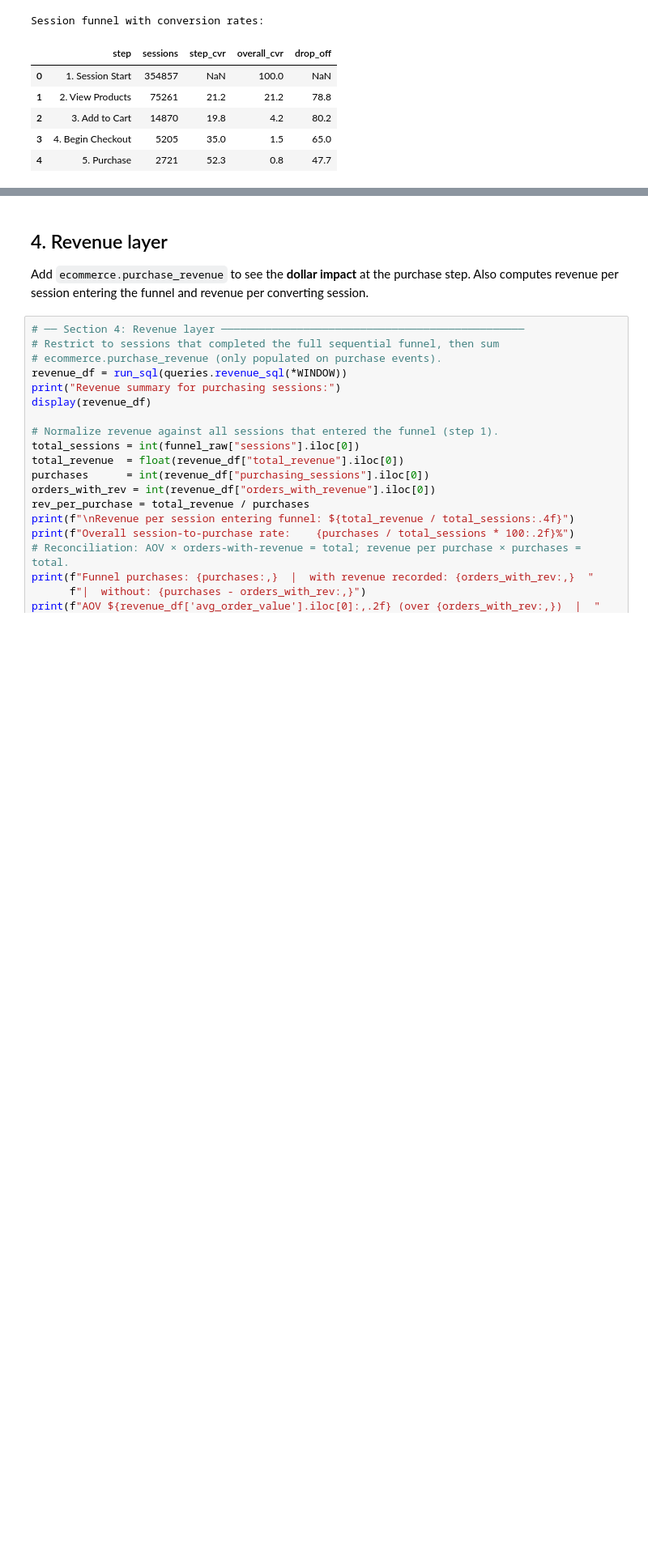
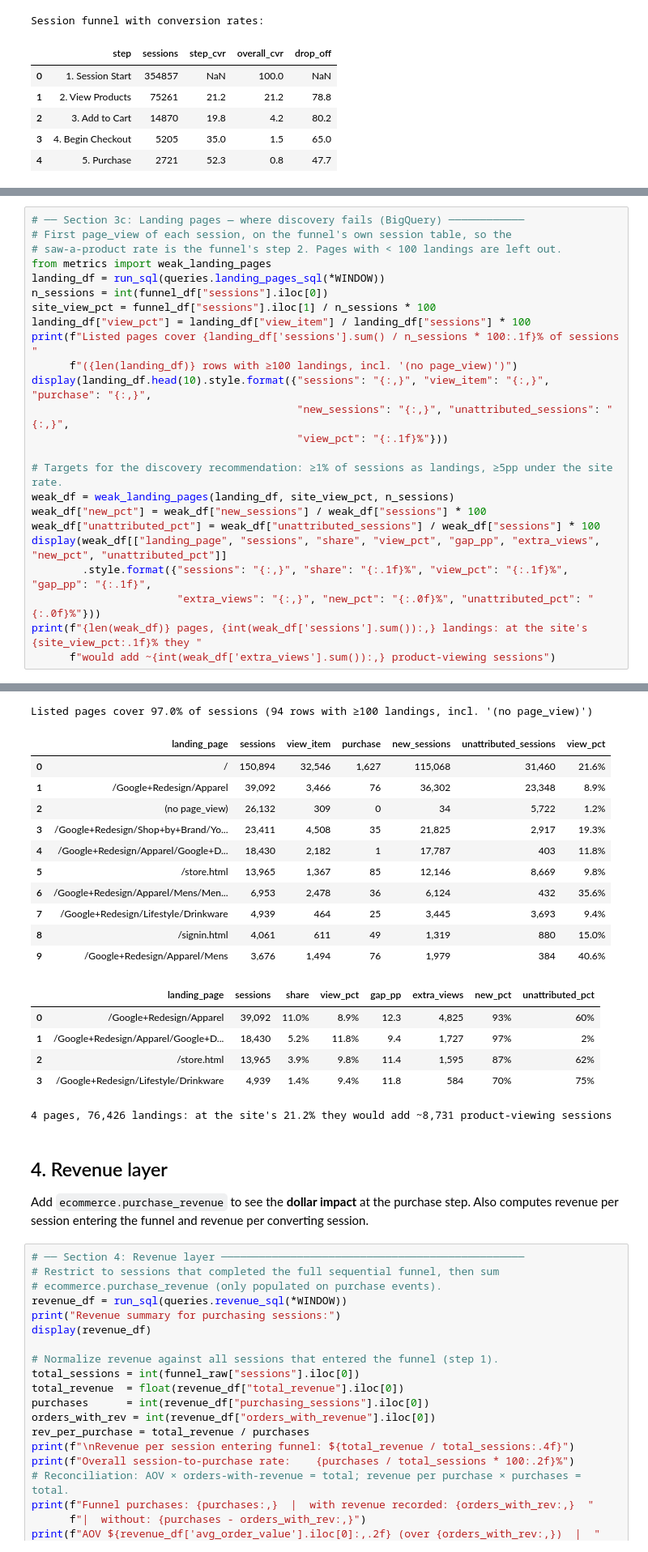
Before and after one commit to guiarpi/ga4-product-analytics, a Jupyter notebook: ga4_funnel_analysis.ipynb, the cells around one changed output, grey strips where cells are left out. Shown at 81% size. Drawn from its saved outputs; the diff is of its cells as text; blank space fills up the shorter version.

```diff
--- a/ga4_funnel_analysis.ipynb
+++ b/ga4_funnel_analysis.ipynb
@@ -201,0 +271,25 @@ Session funnel with conversion rates:
+# %%
+# ── Section 3c: Landing pages — where discovery fails (BigQuery) ────────────
+# First page_view of each session, on the funnel's own session table, so the
+# saw-a-product rate is the funnel's step 2. Pages with < 100 landings are left out.
+from metrics import weak_landing_pages
+landing_df = run_sql(queries.landing_pages_sql(*WINDOW))
+n_sessions = int(funnel_df["sessions"].iloc[0])
+site_view_pct = funnel_df["sessions"].iloc[1] / n_sessions * 100
+landing_df["view_pct"] = landing_df["view_item"] / landing_df["sessions"] * 100
+print(f"Listed pages cover {landing_df['sessions'].sum() / n_sessions * 100:.1f}% of sessions "
+      f"({len(landing_df)} rows with ≥100 landings, incl. '(no page_view)')")
+display(landing_df.head(10).style.format({"sessions": "{:,}", "view_item": "{:,}", "purchase": "{:,}",
+                                          "new_sessions": "{:,}", "unattributed_sessions": "{:,}",
+                                          "view_pct": "{:.1f}%"}))
+
+# Targets for the discovery recommendation: ≥1% of sessions as landings, ≥5pp under the site rate.
+weak_df = weak_landing_pages(landing_df, site_view_pct, n_sessions)
+weak_df["new_pct"] = weak_df["new_sessions"] / weak_df["sessions"] * 100
+weak_df["unattributed_pct"] = weak_df["unattributed_sessions"] / weak_df["sessions"] * 100
+display(weak_df[["landing_page", "sessions", "share", "view_pct", "gap_pp", "extra_views", "new_pct", "unattributed_pct"]]
+        .style.format({"sessions": "{:,}", "share": "{:.1f}%", "view_pct": "{:.1f}%", "gap_pp": "{:.1f}",
+                       "extra_views": "{:,}", "new_pct": "{:.0f}%", "unattributed_pct": "{:.0f}%"}))
+print(f"{len(weak_df)} pages, {int(weak_df['sessions'].sum()):,} landings: at the site's {site_view_pct:.1f}% they "
+      f"would add ~{int(weak_df['extra_views'].sum()):,} product-viewing sessions")
+# %% [output]
@@ -202,3 +356,21 @@ Session funnel with conversion rates:
+Listed pages cover 97.0% of sessions (94 rows with ≥100 landings, incl. '(no page_view)')
+|  | landing_page | sessions | view_item | purchase | new_sessions | unattributed_sessions | view_pct |
+| 0 | / | 150,894 | 32,546 | 1,627 | 115,068 | 31,460 | 21.6% |
+| 1 | /Google+Redesign/Apparel | 39,092 | 3,466 | 76 | 36,302 | 23,348 | 8.9% |
+| 2 | (no page_view) | 26,132 | 309 | 0 | 34 | 5,722 | 1.2% |
+| 3 | /Google+Redesign/Shop+by+Brand/Yo... | 23,411 | 4,508 | 35 | 21,825 | 2,917 | 19.3% |
+| 4 | /Google+Redesign/Apparel/Google+D... | 18,430 | 2,182 | 1 | 17,787 | 403 | 11.8% |
+| 5 | /store.html | 13,965 | 1,367 | 85 | 12,146 | 8,669 | 9.8% |
+| 6 | /Google+Redesign/Apparel/Mens/Men... | 6,953 | 2,478 | 36 | 6,124 | 432 | 35.6% |
+| 7 | /Google+Redesign/Lifestyle/Drinkware | 4,939 | 464 | 25 | 3,445 | 3,693 | 9.4% |
+| 8 | /signin.html | 4,061 | 611 | 49 | 1,319 | 880 | 15.0% |
+| 9 | /Google+Redesign/Apparel/Mens | 3,676 | 1,494 | 76 | 1,979 | 384 | 40.6% |
+|  | landing_page | sessions | share | view_pct | gap_pp | extra_views | new_pct | unattributed_pct |
+| 0 | /Google+Redesign/Apparel | 39,092 | 11.0% | 8.9% | 12.3 | 4,825 | 93% | 60% |
+| 1 | /Google+Redesign/Apparel/Google+D... | 18,430 | 5.2% | 11.8% | 9.4 | 1,727 | 97% | 2% |
+| 2 | /store.html | 13,965 | 3.9% | 9.8% | 11.4 | 1,595 | 87% | 62% |
+| 3 | /Google+Redesign/Lifestyle/Drinkware | 4,939 | 1.4% | 9.4% | 11.8 | 584 | 70% | 75% |
+4 pages, 76,426 landings: at the site's 21.2% they would add ~8,731 product-viewing sessions
 # %% [markdown]
 ## 4. Revenue layer
 Add `ecommerce.purchase_revenue` to see the **dollar impact** at the purchase step.
```
Also changed, not shown: parts of 26 cells of this notebook.
